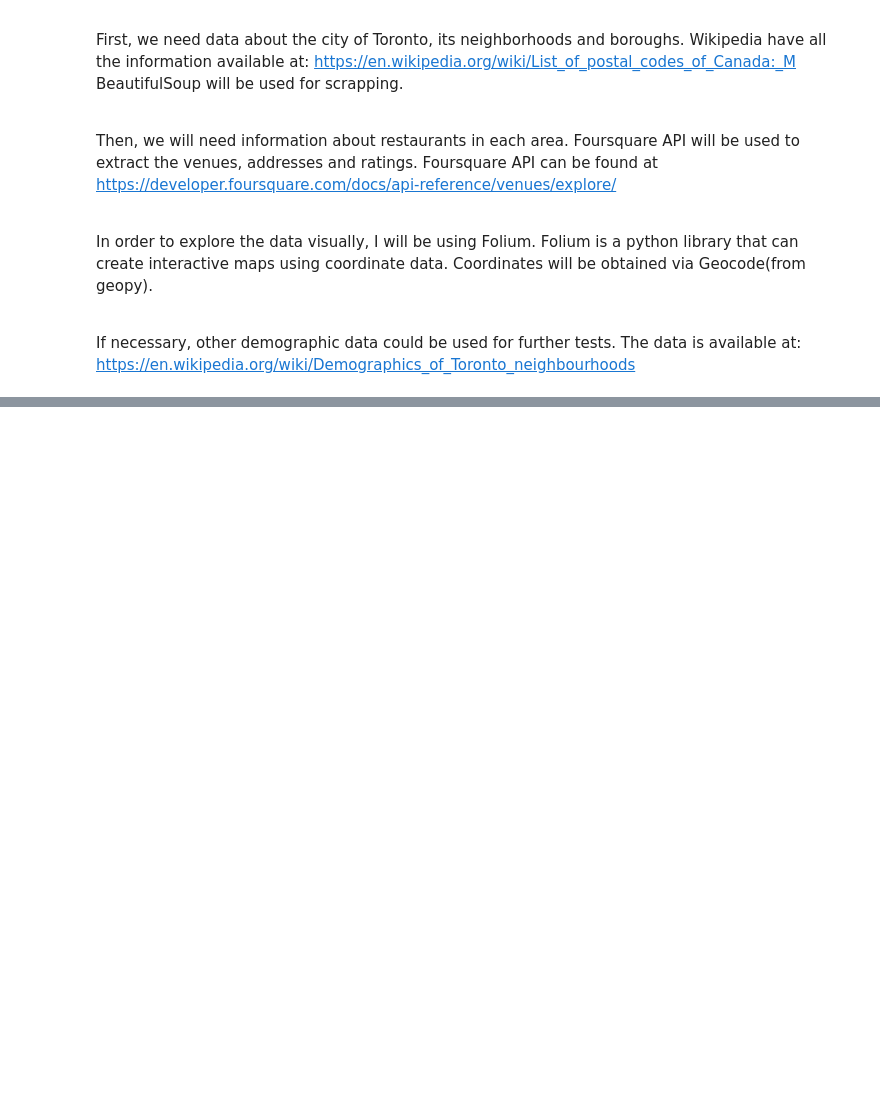
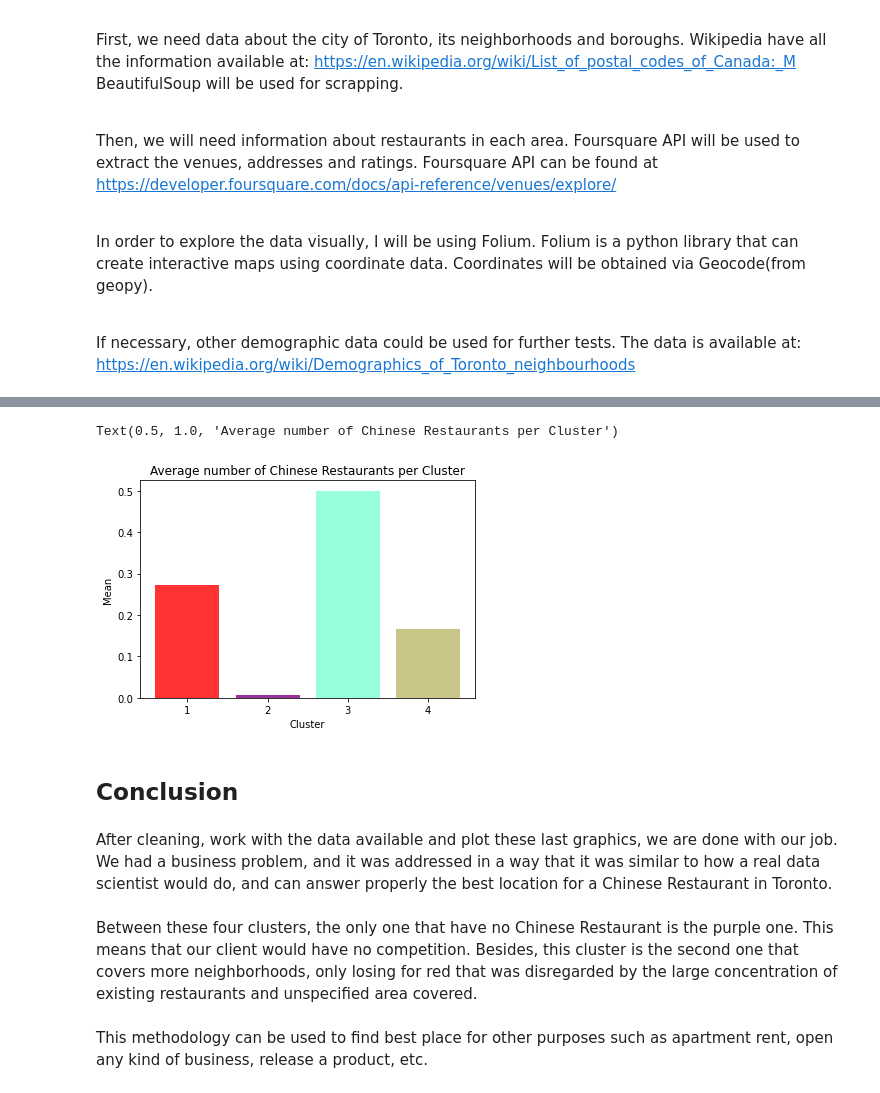
Before and after one commit to vinicius-feitoza/Coursera_Capstone, a Jupyter notebook: The-Battle-of-Neighborhoods.ipynb, the cells around one changed output, grey strips where cells are left out. Drawn from its saved outputs; the diff is of its cells as text; code cells hidden in the pictures; blank space fills up the shorter version.

Commit message:
Working on business problem and final results

```diff
--- a/The-Battle-of-Neighborhoods.ipynb
+++ b/The-Battle-of-Neighborhoods.ipynb
@@ -33,0 +311,8 @@ If necessary, other demographic data could be used for further tests. The data i
+# %%
+final_df = chinese_restaurants.copy()
+final_df["Cluster Labels"] = kmeans.labels_
+# %%
+final_df = final_df.join(toronto_restaurants.set_index('Neighborhood'), on='Neighborhood')
+
+print(final_df.shape)
+final_df.head()
@@ -33,0 +391,36 @@ If necessary, other demographic data could be used for further tests. The data i
+# %%
+df_new = df[['Borough', 'Neighborhood']]
+
+cluster0 = final_df.loc[final_df['Cluster Labels'] == 0]
+df_cluster0 = pd.merge(df_new, cluster0, on='Neighborhood')
+
+cluster1 = final_df.loc[final_df['Cluster Labels'] == 1]
+df_cluster1 = pd.merge(df_new, cluster1, on='Neighborhood')
+
+cluster2 = final_df.loc[final_df['Cluster Labels'] == 2]
+df_cluster2 = pd.merge(df_new, cluster2, on='Neighborhood')
+
+cluster3 = final_df.loc[final_df['Cluster Labels'] == 3]
+df_cluster3 = pd.merge(df_new, cluster3, on='Neighborhood')
+# %%
+
+clusters_mean = [df_cluster0['Chinese Restaurant'].mean(),df_cluster1['Chinese Restaurant'].mean(),df_cluster2['Chinese Restaurant'].mean(),
+                df_cluster3['Chinese Restaurant'].mean()]
+y_pos = np.arange(len(objects))
+perf_2 = clusters_mean
+plt.bar(y_pos, perf_2, align='center', alpha=0.8, color=['red', 'purple','aquamarine', 'darkkhaki'])
+plt.xticks(y_pos, objects)
+plt.ylabel('Mean')
+plt.xlabel('Cluster')
+plt.title('Average number of Chinese Restaurants per Cluster')
+# %% [output]
+Text(0.5, 1.0, 'Average number of Chinese Restaurants per Cluster')
+[figure, added]
+# %% [markdown]
+## Conclusion
+# %% [markdown]
+After cleaning, work with the data available and plot these last graphics, we are done with our job. We had a business problem, and it was addressed in a way that it was similar to how a real data scientist would do, and can answer properly the best location for a Chinese Restaurant in Toronto.
+# %% [markdown]
+Between these four clusters, the only one that have no Chinese Restaurant is the purple one. This means that our client would have no competition. Besides, this cluster is the second one that covers more neighborhoods, only losing for red that was disregarded by the large concentration of existing restaurants and unspecified area covered.
+# %% [markdown]
+This methodology can be used to find best place for other purposes such as apartment rent, open any kind of business, release a product, etc.
```
Also changed, not shown: parts of 39 cells of this notebook.
